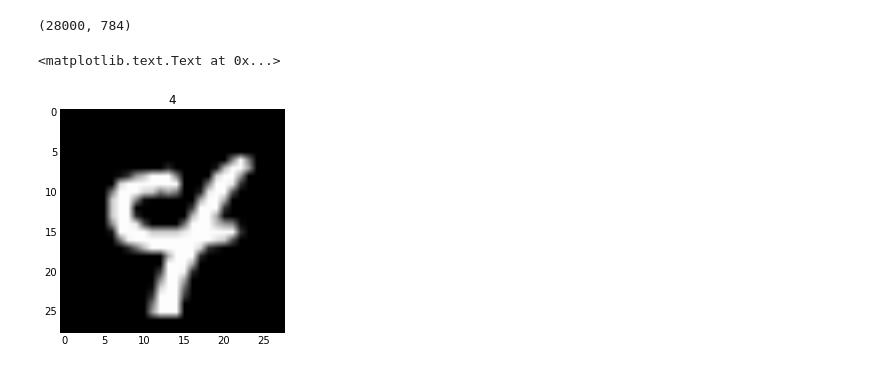
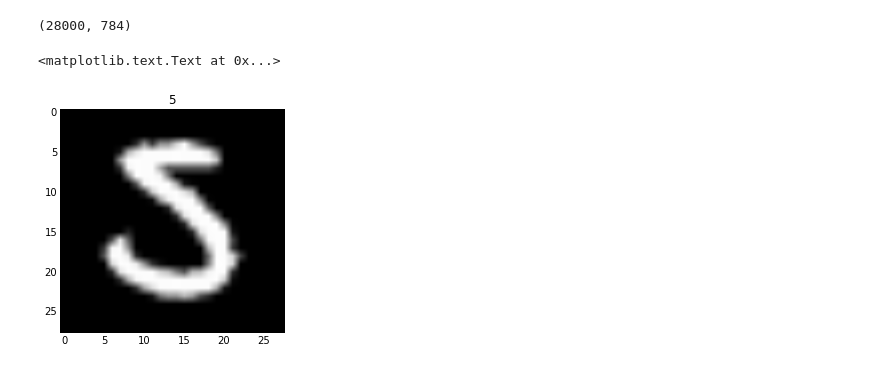
Before and after one commit to stormy-ua/DeepLearningToy, a Jupyter notebook: src/examples/MNIST-multilayer-perceptron.ipynb, the cells around one changed output. Saved outputs shown, nothing was run; the diff lists cells and outputs as text; code cells hidden in the pictures.

```diff
--- a/src/examples/MNIST-multilayer-perceptron.ipynb
+++ b/src/examples/MNIST-multilayer-perceptron.ipynb
@@ -30,9 +30,9 @@ plt.title(np.argmax(one_hot_y[:, 9]))
 <matplotlib.text.Text at 0x...>
 [figure]
 # %%
-X = X[:1000,:]
-one_hot_y = one_hot_y[:, :1000]
-y = y[:1000]
+#X = X[:1000,:]
+#one_hot_y = one_hot_y[:, :1000]
+#y = y[:1000]
 # %%
 cg = ComputationalGraph()
 x_in = cg.constant(name="X")
@@ -80,11 +80,11 @@ Xtest.shape
 ctx.forward(cg, {x_in: Xtest.T, y_train: 1})
 y_pred_test = np.argmax(ctx[nn_output].value, axis=0)
 # %%
-plt.imshow(Xtest[255].reshape(28, 28), cmap='gray')
-plt.title(y_pred_test[255])
+plt.imshow(Xtest[259].reshape(28, 28), cmap='gray')
+plt.title(y_pred_test[259])
 # %% [output]
 <matplotlib.text.Text at 0x...>
-[figure, old version]
+[figure, new version]
 # %%
 np.savetxt('mnist/pred.csv', np.column_stack((np.arange(len(y_pred_test)) + 1, y_pred_test)),
            delimiter=',', header='ImageId,Label', fmt='%.d', comments='')
```
Also changed, not shown: parts of 1 cell of this notebook, 6 other files.
